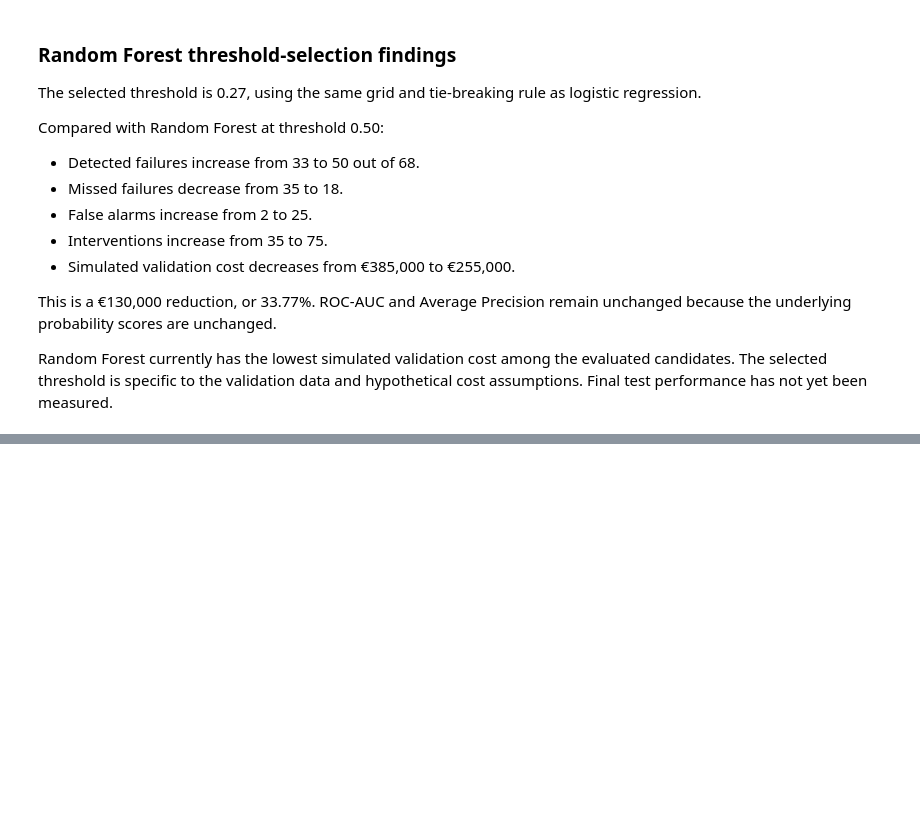
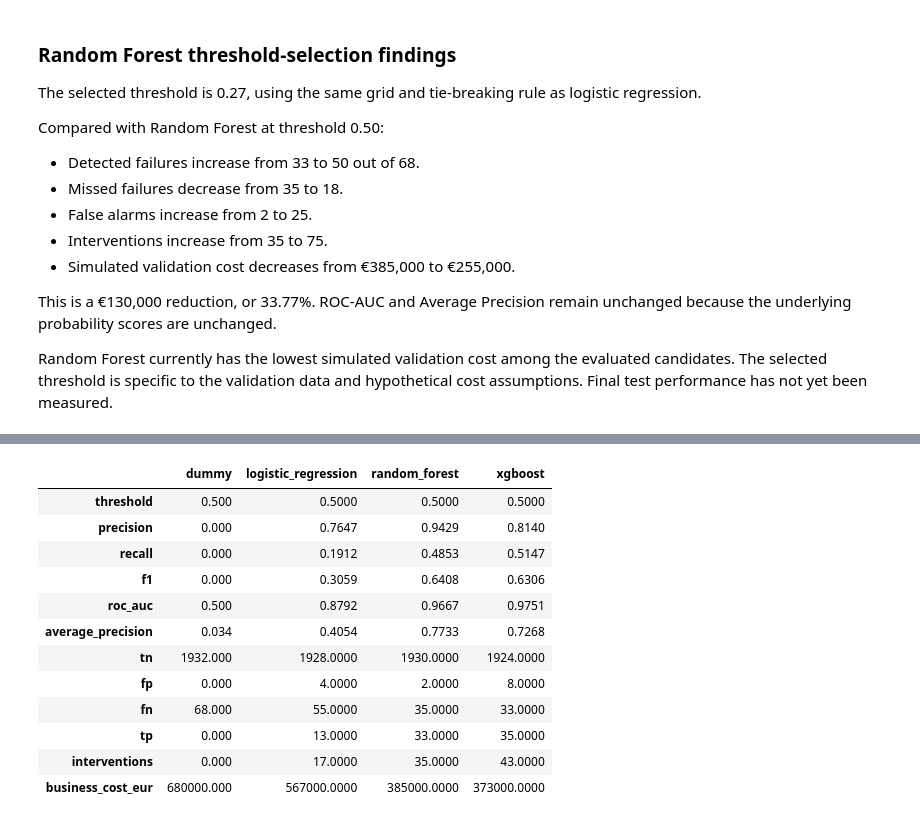
Before and after one commit to sayfcha/maintenance-industrial-mlops, a Jupyter notebook: notebooks/02_model_baselines.ipynb, the cells around one changed output, grey strips where cells are left out. Saved outputs shown, nothing was run; the diff lists cells and outputs as text; code cells hidden in the pictures; blank space fills up the shorter version.

Commit message:
Benchmark XGBoost and compare cost-selected model thresholds

```diff
--- a/notebooks/02_model_baselines.ipynb
+++ b/notebooks/02_model_baselines.ipynb
@@ -449,0 +461,43 @@ Final test performance has not yet been measured.
+# %%
+from predictive_maintenance.models import build_xgboost_pipeline
+
+xgb_pipeline = build_xgboost_pipeline()
+xgb_pipeline.fit(X_train, y_train)
+
+positive_index = list(xgb_pipeline.classes_).index(1)
+xgb_probabilities = xgb_pipeline.predict_proba(X_val)[:, positive_index]
+
+xgb_metrics = evaluate_predictions(
+    y_val,
+    xgb_probabilities,
+    threshold=0.5,
+    cost_missed_failure=COST_MISSED_FAILURE,
+    cost_intervention=COST_INTERVENTION,
+)
+
+xgb_results_df = pd.DataFrame(
+    [xgb_metrics],
+    index=["xgboost"],
+)
+
+all_default_results = pd.concat([
+    results_df,
+    rf_results_df,
+    xgb_results_df,
+])
+
+all_default_results.round(4).T
+# %% [output]
+|  | dummy | logistic_regression | random_forest | xgboost |
+| threshold | 0.500 | 0.5000 | 0.5000 | 0.5000 |
+| precision | 0.000 | 0.7647 | 0.9429 | 0.8140 |
+| recall | 0.000 | 0.1912 | 0.4853 | 0.5147 |
+| f1 | 0.000 | 0.3059 | 0.6408 | 0.6306 |
+| roc_auc | 0.500 | 0.8792 | 0.9667 | 0.9751 |
+| average_precision | 0.034 | 0.4054 | 0.7733 | 0.7268 |
+| tn | 1932.000 | 1928.0000 | 1930.0000 | 1924.0000 |
+| fp | 0.000 | 4.0000 | 2.0000 | 8.0000 |
+| fn | 68.000 | 55.0000 | 35.0000 | 33.0000 |
+| tp | 0.000 | 13.0000 | 33.0000 | 35.0000 |
+| interventions | 0.000 | 17.0000 | 35.0000 | 43.0000 |
+| business_cost_eur | 680000.000 | 567000.0000 | 385000.0000 | 373000.0000 |
```
Also changed, not shown: parts of 3 cells of this notebook, 3 other files.
